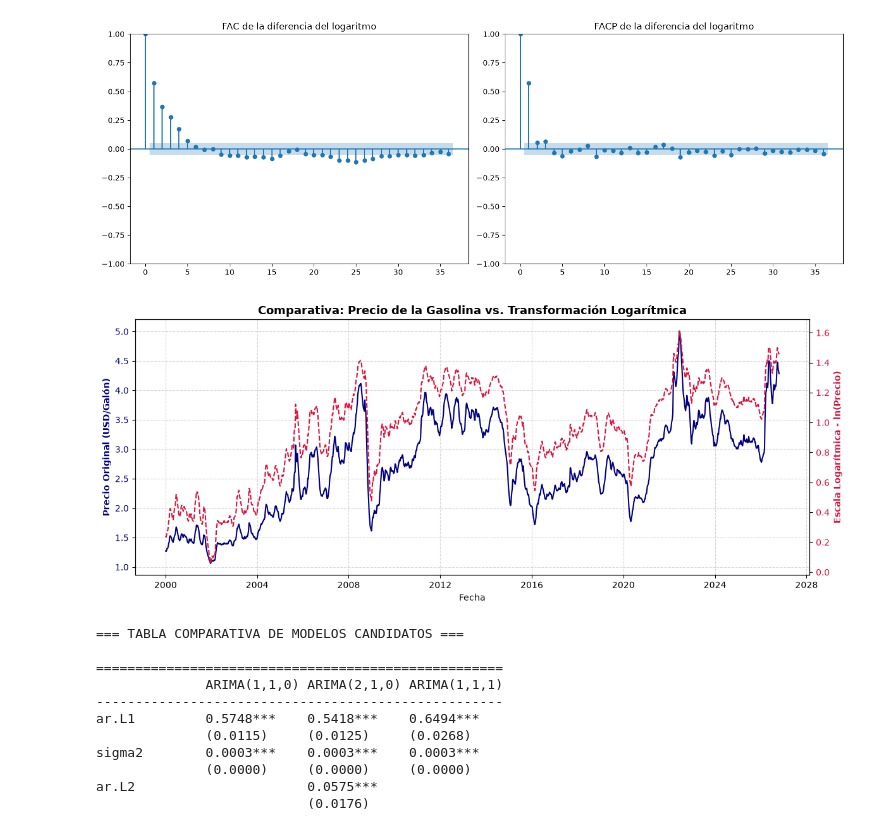
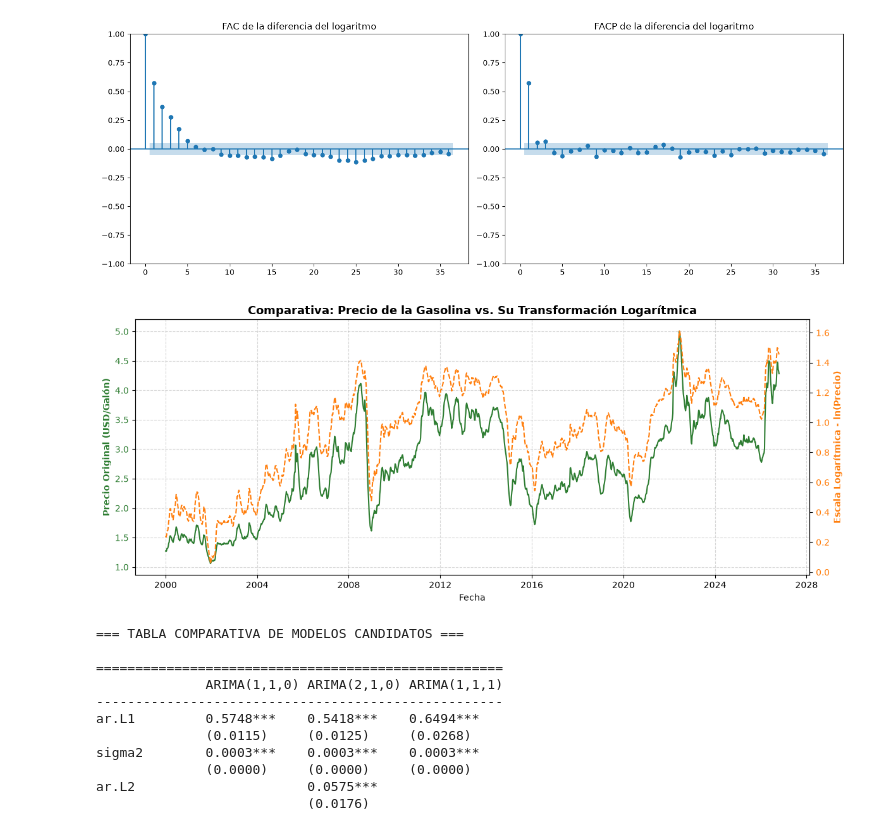
Before and after one commit to dtorrespi-hue/Poster-econometria-II, a Jupyter notebook: PostereconometriaII.ipynb, the cells around one changed output. Drawn from its saved outputs; the diff is of its cells as text; code cells hidden in the pictures.

Commit message:
colores

```diff
--- a/PostereconometriaII.ipynb
+++ b/PostereconometriaII.ipynb
@@ -225,27 +225,27 @@ plt.show()
 # %%
 # %% Comparativa entre la serie original y la transformada en logaritmo
 fig, ax1 = plt.subplots(figsize=(12, 5))
 
 # 1. Serie original en el primer eje Y (Eje izquierdo - Azul)
-color1 = 'navy'
+color1 = '#2e7d32'
 ax1.set_xlabel('Fecha')
 ax1.set_ylabel('Precio Original (USD/Galón)', color=color1, fontweight='bold')
 ax1.plot(df.index, df['precio_gasolina'], color=color1, linewidth=1.5, label='Precio Original')
 ax1.tick_params(axis='y', labelcolor=color1)
 ax1.grid(True, linestyle='--', alpha=0.5)
 
 # 2. Serie en logaritmo en el segundo eje Y (Eje derecho - Rojo)
 ax2 = ax1.twinx()
-color2 = 'crimson'
+color2 = '#ff7f0e'
 ax2.set_ylabel('Escala Logarítmica - ln(Precio)', color=color2, fontweight='bold')
 ax2.plot(df.index, np.log(df['precio_gasolina']), color=color2, linewidth=1.5, linestyle='--', label='Log(Precio)')
 ax2.tick_params(axis='y', labelcolor=color2)
 
-plt.title('Comparativa: Precio de la Gasolina vs. Transformación Logarítmica', fontsize=13, fontweight='bold')
+plt.title('Comparativa: Precio de la Gasolina vs. Su Transformación Logarítmica', fontsize=13, fontweight='bold')
 fig.tight_layout()
 plt.show()
 # %% [output]
-[figure, old version]
+[figure, new version]
 # %%
 #¿Qué puedo decir? Visualmente la comparación permite identificar la amortiguación de los picos que presentan una extrema volatilidad.....Me atrevería a relacionarlo con la crisis financiera de 2008 o la inflación de 2022)#
 # %%
```
Also changed, not shown: parts of 1 cell of this notebook.
